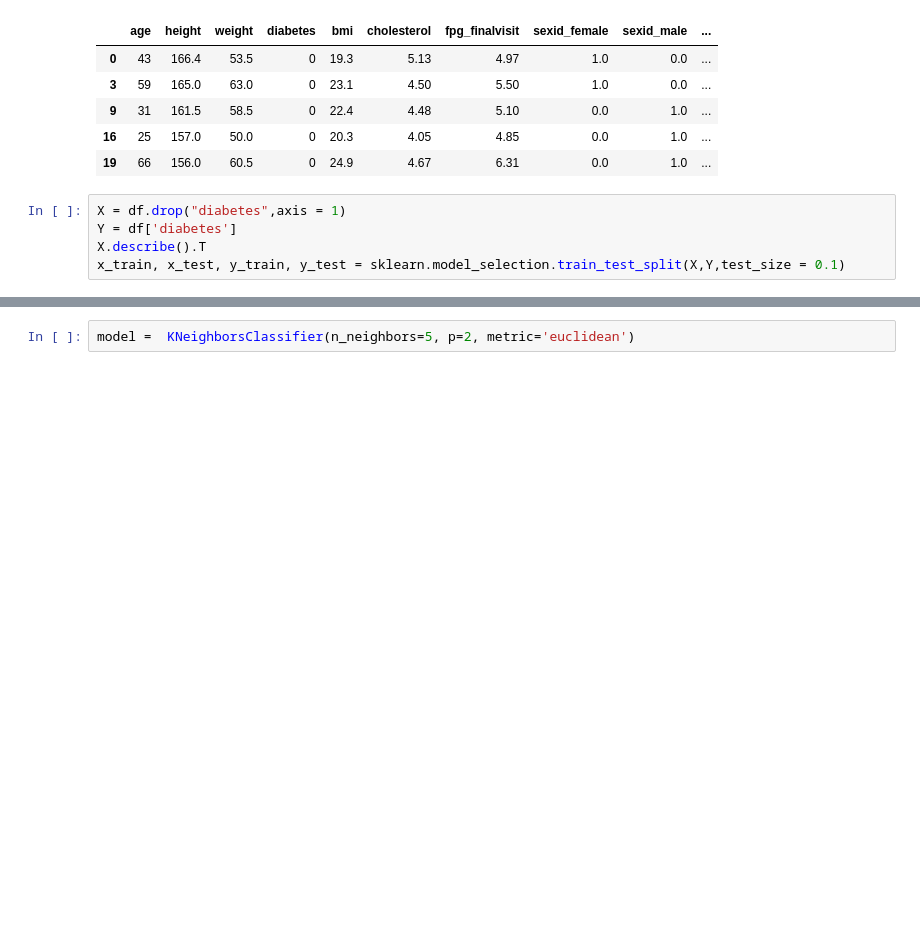
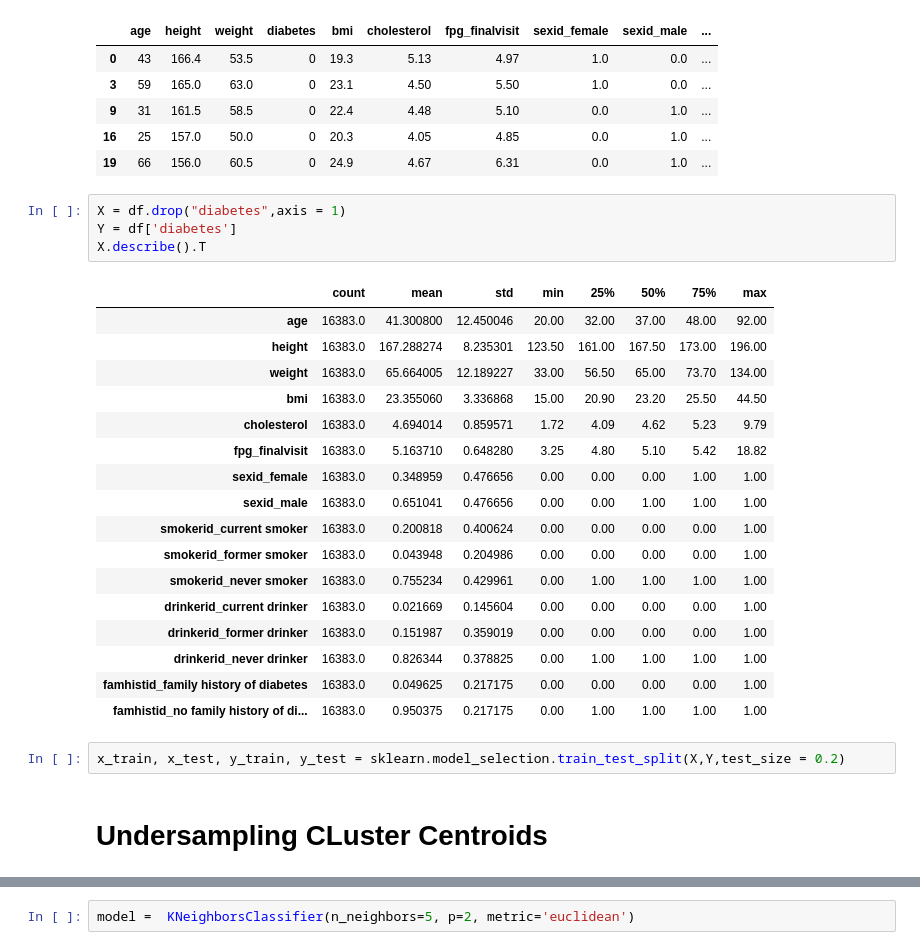
Before and after one commit to AdamDunn22/FinalProject, a Jupyter notebook: Model.ipynb, the cells around one changed output, grey strips where cells are left out. Cells and saved outputs as stored; diff of their text form; blank space fills up the shorter version.

```diff
--- a/Model.ipynb
+++ b/Model.ipynb
@@ -112,5 +124,26 @@ df.head()
 # %%
 X = df.drop("diabetes",axis = 1)
 Y = df['diabetes']
 X.describe().T
-x_train, x_test, y_train, y_test = sklearn.model_selection.train_test_split(X,Y,test_size = 0.1)
+# %% [output]
+|  | count | mean | std | min | 25% | 50% | 75% | max |
+| age | 16383.0 | 41.300800 | 12.450046 | 20.00 | 32.00 | 37.00 | 48.00 | 92.00 |
+| height | 16383.0 | 167.288274 | 8.235301 | 123.50 | 161.00 | 167.50 | 173.00 | 196.00 |
+| weight | 16383.0 | 65.664005 | 12.189227 | 33.00 | 56.50 | 65.00 | 73.70 | 134.00 |
+| bmi | 16383.0 | 23.355060 | 3.336868 | 15.00 | 20.90 | 23.20 | 25.50 | 44.50 |
+| cholesterol | 16383.0 | 4.694014 | 0.859571 | 1.72 | 4.09 | 4.62 | 5.23 | 9.79 |
+| fpg_finalvisit | 16383.0 | 5.163710 | 0.648280 | 3.25 | 4.80 | 5.10 | 5.42 | 18.82 |
+| sexid_female | 16383.0 | 0.348959 | 0.476656 | 0.00 | 0.00 | 0.00 | 1.00 | 1.00 |
+| sexid_male | 16383.0 | 0.651041 | 0.476656 | 0.00 | 0.00 | 1.00 | 1.00 | 1.00 |
+| smokerid_current smoker | 16383.0 | 0.200818 | 0.400624 | 0.00 | 0.00 | 0.00 | 0.00 | 1.00 |
+| smokerid_former smoker | 16383.0 | 0.043948 | 0.204986 | 0.00 | 0.00 | 0.00 | 0.00 | 1.00 |
+| smokerid_never smoker | 16383.0 | 0.755234 | 0.429961 | 0.00 | 1.00 | 1.00 | 1.00 | 1.00 |
+| drinkerid_current drinker | 16383.0 | 0.021669 | 0.145604 | 0.00 | 0.00 | 0.00 | 0.00 | 1.00 |
+| drinkerid_former drinker | 16383.0 | 0.151987 | 0.359019 | 0.00 | 0.00 | 0.00 | 0.00 | 1.00 |
+| drinkerid_never drinker | 16383.0 | 0.826344 | 0.378825 | 0.00 | 1.00 | 1.00 | 1.00 | 1.00 |
+| famhistid_family history of diabetes | 16383.0 | 0.049625 | 0.217175 | 0.00 | 0.00 | 0.00 | 0.00 | 1.00 |
+| famhistid_no family history of di... | 16383.0 | 0.950375 | 0.217175 | 0.00 | 1.00 | 1.00 | 1.00 | 1.00 |
+# %%
+x_train, x_test, y_train, y_test = sklearn.model_selection.train_test_split(X,Y,test_size = 0.2)
+# %% [markdown]
+# Undersampling CLuster Centroids
```
Also changed, not shown: parts of 22 cells of this notebook.
